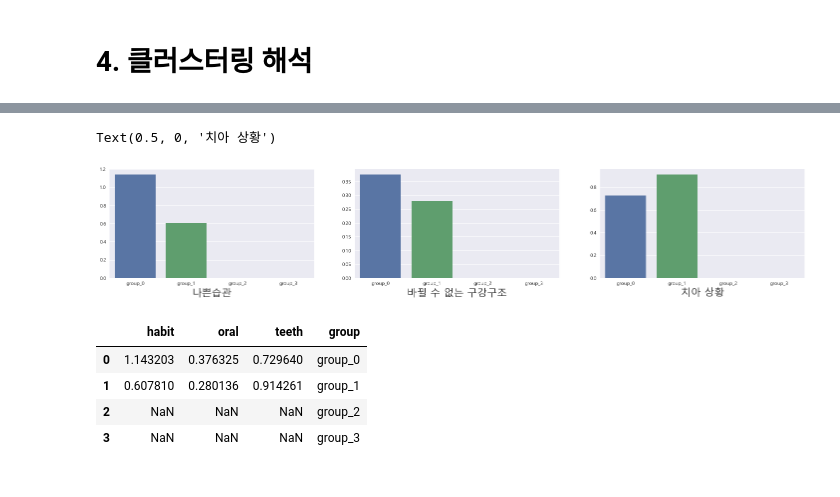
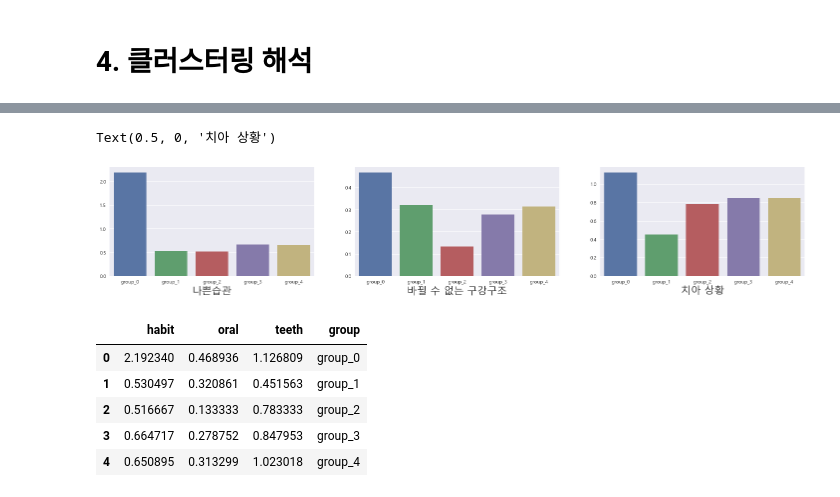
Before and after one commit to K-Final-Project/MZ-trend, a Jupyter notebook: KMEANS2.ipynb, the cells around one changed output, grey strips where cells are left out. Saved outputs shown, nothing was run; the diff lists cells and outputs as text; code cells hidden in the pictures.

```diff
--- a/KMEANS2.ipynb
+++ b/KMEANS2.ipynb
@@ -112,0 +150,19 @@ k는 4이 적당해 보임.
+# %%
+from sklearn.metrics import silhouette_score
+
+k_range = range(2,30)
+best_n = -1
+best_silhouette_score = -1
+
+for k in k_range:
+    kmeans = KMeans(n_clusters=k, random_state=200)
+    kmeans.fit(data2)
+    clusters = kmeans.predict(data2)
+
+    score =silhouette_score(data2, clusters)
+    print('k:', k, 'score:',score)
+
+    if score > best_silhouette_score:
+        best_n = k
+        best_silhouette_score = score
+print('best n:', best_n, 'best_score:' ,best_silhouette_score)
@@ -114,9 +190,10 @@ k는 4이 적당해 보임.
 # 3. Kmeans Clustering
 # %%
 # k=4로 지정 후 군집화
-kmeans = KMeans(n_clusters = 2)
-kmeans.fit(data2)
-data2['labels'] = kmeans.predict(data2)
-data2.head()
-sns.scatterplot(x = 'pc1', y = 'pc2', hue = 'labels', data = data2)
+fig, ax = plt.subplots(ncols=4, figsize=(25,4))
+for i in range(4):
+    kmeans = KMeans(n_clusters = i)
+    kmeans.fit(data2)
+    data2['labels'] = kmeans.predict(data2)
+    sns.scatterplot(ax[i], x = 'pc1', y = 'pc2', hue = 'labels', data = data2)
 # %% [output]
@@ -145,32 +222,35 @@ habit_0 = data2[data2['labels']==0]['나쁜습관'].mean()
 habit_1 = data2[data2['labels']==1]['나쁜습관'].mean()
 habit_2 = data2[data2['labels']==2]['나쁜습관'].mean()
 habit_3 = data2[data2['labels']==3]['나쁜습관'].mean()
+habit_4 = data2[data2['labels']==4]['나쁜습관'].mean()
 
 oral_0 = data2[data2['labels']==0]['바뀔 수 없는 구강구조'].mean()
 oral_1 = data2[data2['labels']==1]['바뀔 수 없는 구강구조'].mean()
 oral_2 = data2[data2['labels']==2]['바뀔 수 없는 구강구조'].mean()
 oral_3 = data2[data2['labels']==3]['바뀔 수 없는 구강구조'].mean()
+oral_4 = data2[data2['labels']==4]['바뀔 수 없는 구강구조'].mean()
 
 teeth_0 = data2[data2['labels']==0]['치아 상황'].mean()
 teeth_1 = data2[data2['labels']==1]['치아 상황'].mean()
 teeth_2 = data2[data2['labels']==2]['치아 상황'].mean()
 teeth_3 = data2[data2['labels']==3]['치아 상황'].mean()
+teeth_4 = data2[data2['labels']==4]['치아 상황'].mean()
 # %%
 # 그룹별 파생변수 그래프
 
 fig, ax = plt.subplots(ncols=3, figsize=(25,4))
 
-aa = sns.barplot(x = ['group_0','group_1', 'group_2','group_3'], y = [habit_0, habit_1, habit_2, habit_3] , ax=ax[0])
+aa = sns.barplot(x = ['group_0','group_1', 'group_2','group_3', 'group_4'], y = [habit_0, habit_1, habit_2, habit_3, habit_4] , ax=ax[0])
 aa.set_xlabel("나쁜습관", fontsize = 20)
 
-aa = sns.barplot(x = ['group_0','group_1', 'group_2','group_3'], y = [oral_0, oral_1, oral_2, oral_3] , ax=ax[1])
+aa = sns.barplot(x = ['group_0','group_1', 'group_2','group_3', 'group_4'], y = [oral_0, oral_1, oral_2, oral_3, oral_4] , ax=ax[1])
 aa.set_xlabel('바뀔 수 없는 구강구조', fontsize = 20)
 
-aa = sns.barplot(x = ['group_0','group_1', 'group_2','group_3'], y = [teeth_0, teeth_1, teeth_2, teeth_3] , ax=ax[2])
+aa = sns.barplot(x = ['group_0','group_1', 'group_2','group_3', 'group_4'], y = [teeth_0, teeth_1, teeth_2, teeth_3, teeth_3] , ax=ax[2])
 aa.set_xlabel('치아 상황', fontsize = 20)
 # %% [output]
 Text(0.5, 0, '치아 상황')
-[figure, old version]
+[figure, new version]
 # %%
 import numpy as np
 from math import pi
@@ -180,17 +260,18 @@ from matplotlib.transforms import Affine2D
 # %%
 # 레이더차트용 데이터프레임 - 그룹별 파생변수 평균
 RC = pd.DataFrame()
-RC['habit'] = [habit_0, habit_1, habit_2, habit_3]
-RC['oral'] = [oral_0, oral_1, oral_2, oral_3]
-RC['teeth'] = [teeth_0, teeth_1, teeth_2, teeth_3]
-RC['group'] = ['group_0','group_1', 'group_2','group_3']
+RC['habit'] = [habit_0, habit_1, habit_2, habit_3, habit_4]
+RC['oral'] = [oral_0, oral_1, oral_2, oral_3, oral_4]
+RC['teeth'] = [teeth_0, teeth_1, teeth_2, teeth_3, teeth_4]
+RC['group'] = ['group_0','group_1', 'group_2','group_3','group_4']
 RC
 # %% [output]
 |  | habit | oral | teeth | group |
-| 0 | 1.143203 | 0.376325 | 0.729640 | group_0 |
-| 1 | 0.607810 | 0.280136 | 0.914261 | group_1 |
-| 2 | NaN | NaN | NaN | group_2 |
-| 3 | NaN | NaN | NaN | group_3 |
+| 0 | 2.192340 | 0.468936 | 1.126809 | group_0 |
+| 1 | 0.530497 | 0.320861 | 0.451563 | group_1 |
+| 2 | 0.516667 | 0.133333 | 0.783333 | group_2 |
+| 3 | 0.664717 | 0.278752 | 0.847953 | group_3 |
+| 4 | 0.650895 | 0.313299 | 1.023018 | group_4 |
 # %%
 ## 레이더 차트 그리기
 labels = RC.columns[:3]
```
Also changed, not shown: parts of 11 cells of this notebook, 1 other file.
